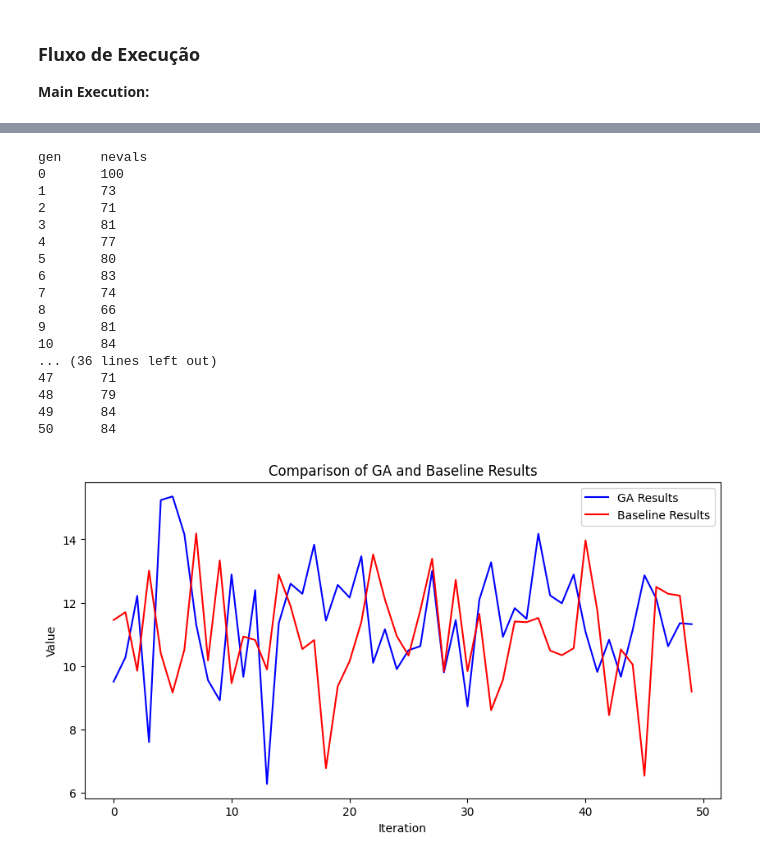
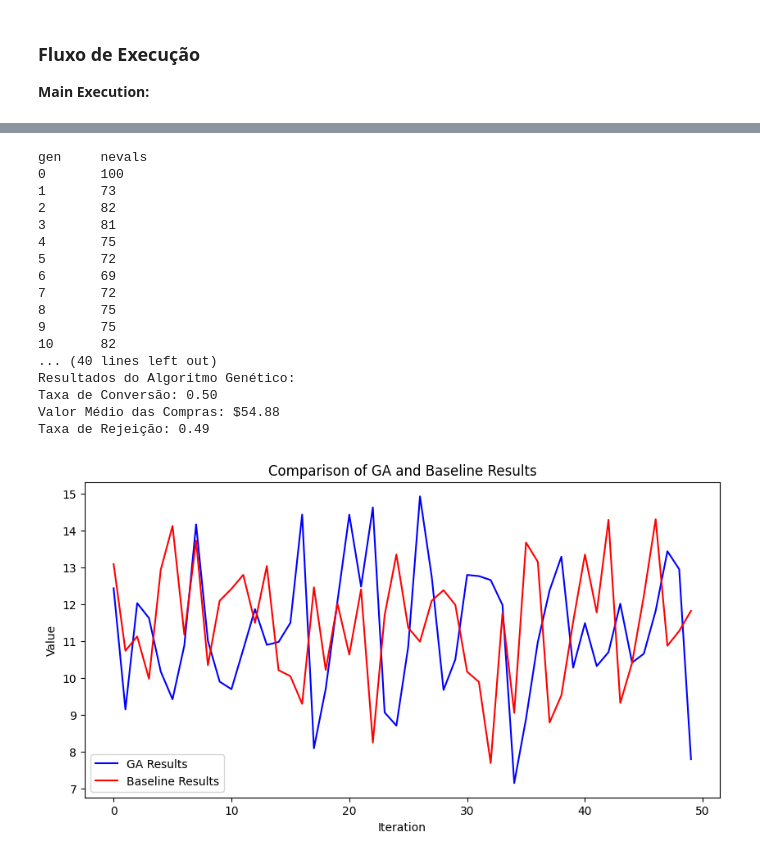
Before and after one commit to rafael2mind/tech-challenge-fase-2, a Jupyter notebook: Tech_Challenge_(Fase_2)_Grupo_38.ipynb, the cells around one changed output, grey strips where cells are left out. Saved outputs shown, nothing was run; the diff lists cells and outputs as text; code cells hidden in the pictures.

```diff
--- a/Tech_Challenge_(Fase_2)_Grupo_38.ipynb
+++ b/Tech_Challenge_(Fase_2)_Grupo_38.ipynb
@@ -378,14 +333,13 @@ A seguir, apresentamos a estrutura do código organizada em células para um not
 **Data Preprocessing:**
 # %%
 import pandas as pd
-import numpy as np
 
 def load_data(file_path):
     return pd.read_csv(file_path)
 
 def clean_data(df):
     df.drop_duplicates(inplace=True)
-    df.fillna(method='ffill', inplace=True)
+    df.ffill(inplace=True)
     return df
 
 def normalize_data(df):
@@ -468,6 +433,13 @@ Requirement already satisfied: numpy in /usr/local/lib/python3.10/dist-packages
 ### Avaliação e Comparação
 
 **Evaluation:**
+# %%
+def calculate_average_metrics(metrics):
+    avg_conversion_rate = np.mean(metrics['conversion_rates'])
+    avg_purchase_value = np.mean(metrics['avg_purchase_values'])
+    avg_rejection_rate = np.mean(metrics['rejection_rates'])
+
+    return avg_conversion_rate, avg_purchase_value, avg_rejection_rate
 # %%
 import pandas as pd
 import matplotlib.pyplot as plt
@@ -519,7 +491,16 @@ processed_data = extract_features(processed_data)
 processed_data.to_csv('/content/processed_data.csv', index=False)
 
 # Executar o algoritmo genético
-final_population, ga_results = main(processed_data)
+final_population, ga_results, metrics = main(processed_data)
+
+# Calcular métricas médias do GA
+avg_conversion_rate, avg_purchase_value, avg_rejection_rate = calculate_average_metrics(metrics)
+
+# Exibir resultados do algoritmo genético
+print(f"Resultados do Algoritmo Genético:")
+print(f"Taxa de Conversão: {avg_conversion_rate:.2f}")
+print(f"Valor Médio das Compras: ${avg_purchase_value:.2f}")
+print(f"Taxa de Rejeição: {avg_rejection_rate:.2f}")
 
 # Executar a linha de base
 baseline_results = baseline_evaluation(processed_data)
@@ -612,46 +586,54 @@ def plot_results(data):
     plt.title('Comparison of GA and Baseline Results')
     plt.legend()
     plt.show()
 
-# Função Principal do Experimento
 def run_experiment():
     # Carregar e pré-processar os dados
     processed_data = load_data('/content/drive/MyDrive/Pos tech/fase 2/dataset.csv')
     processed_data = clean_data(processed_data)
     processed_data = normalize_data(processed_data)
     processed_data = extract_features(processed_data)
 
     # Salvar os dados processados
     processed_data.to_csv('/content/processed_data.csv', index=False)
 
     # Executar o algoritmo genético
-    final_population, ga_results = main(processed_data)
+    final_population, ga_results, metrics = main(processed_data)
+
+    # Calcular métricas médias do GA
+    avg_conversion_rate, avg_purchase_value, avg_rejection_rate = calculate_average_metrics(metrics)
+
+    # Exibir resultados do algoritmo genético
+    print(f"Resultados do Algoritmo Genético:")
+    print(f"Taxa de Conversão: {avg_conversion_rate:.2f}")
+    print(f"Valor Médio das Compras: ${avg_purchase_value:.2f}")
+    print(f"Taxa de Rejeição: {avg_rejection_rate:.2f}")
 
     # Executar a linha de base
     baseline_results = baseline_evaluation(processed_data)
 
     # Comparar e plotar os resultados
     data = compare_with_baseline(ga_results, baseline_results)
     plot_results(data)
 
 # Executar o experimento
 run_experiment()
 # %% [output]
 gen     nevals
 0       100
 1       73
-2       71
+2       82
 3       81
-4       77
-5       80
-6       83
-7       74
-8       66
-9       81
-10      84
-... (36 lines left out)
-47      71
-48      79
-49      84
-50      84
+4       75
+5       72
+6       69
+7       72
+8       75
+9       75
+10      82
+... (40 lines left out)
+Resultados do Algoritmo Genético:
+Taxa de Conversão: 0.50
+Valor Médio das Compras: $54.88
+Taxa de Rejeição: 0.49
-[figure, old version]
+[figure, new version]
```
Also changed, not shown: parts of 15 cells of this notebook.
